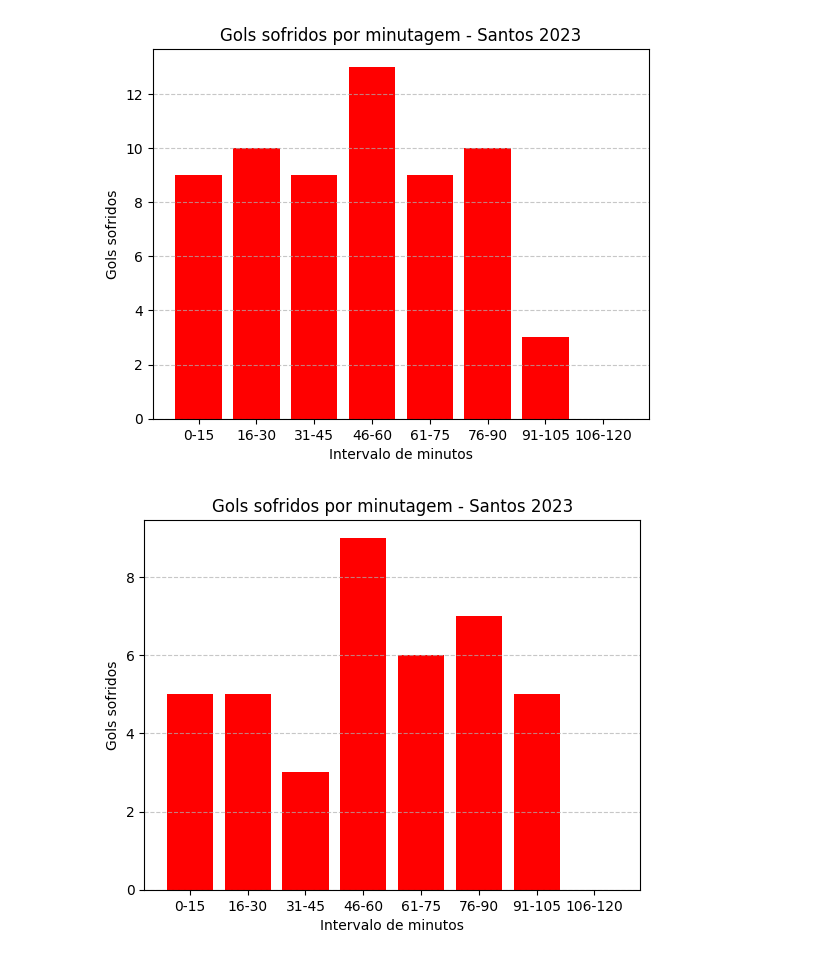
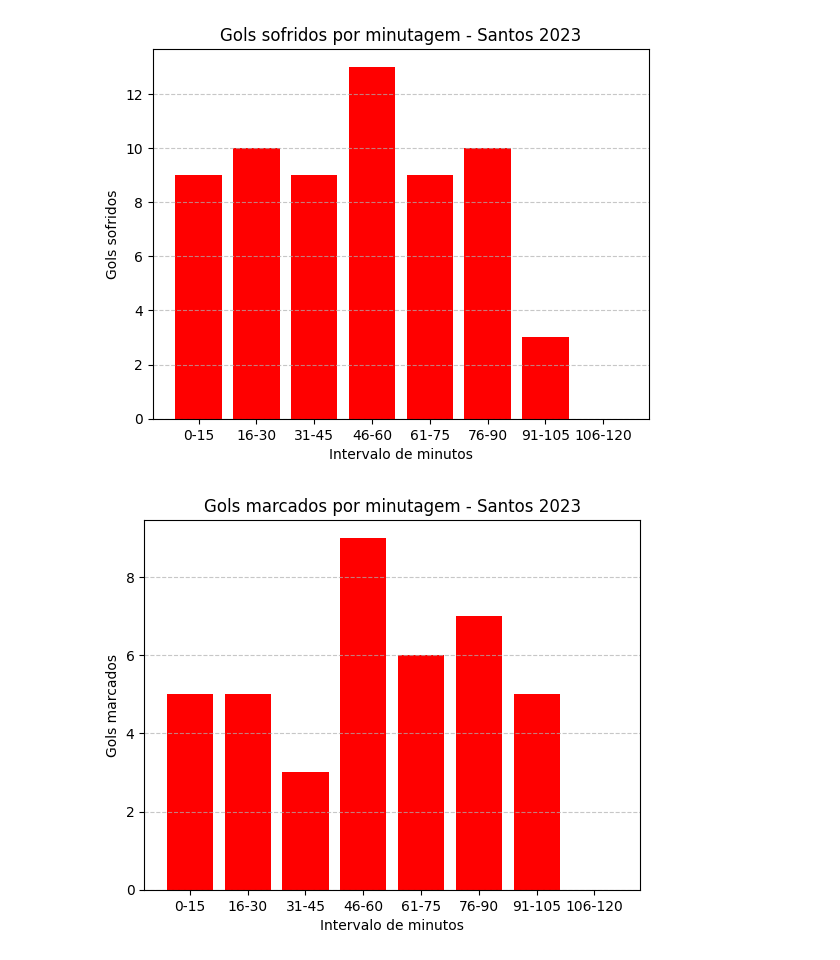
Before and after one commit to joaovnogueira/futebolSantos, a Jupyter notebook: main.ipynb, the cells around one changed output. Cells and saved outputs as stored; diff of their text form; code cells hidden in the pictures.

```diff
--- a/main.ipynb
+++ b/main.ipynb
@@ -233,17 +233,17 @@ plt.show()
 # %%
 gols_minutos = dados["goals"]["for"]["minute"]
 labels = []
 values = []
 
 for intervalo, info in gols_minutos.items():
     labels.append(intervalo)
     values.append(info["total"] if info["total"] is not None else 0)
 
 plt.bar(labels, values, color="red")
-plt.title("Gols sofridos por minutagem - Santos 2023")
+plt.title("Gols marcados por minutagem - Santos 2023")
 plt.xlabel("Intervalo de minutos")
-plt.ylabel("Gols sofridos")
+plt.ylabel("Gols marcados")
 plt.grid(axis="y", linestyle="--", alpha=0.7)
 plt.show()
 # %% [output]
-[figure, old version]
+[figure, new version]
```
